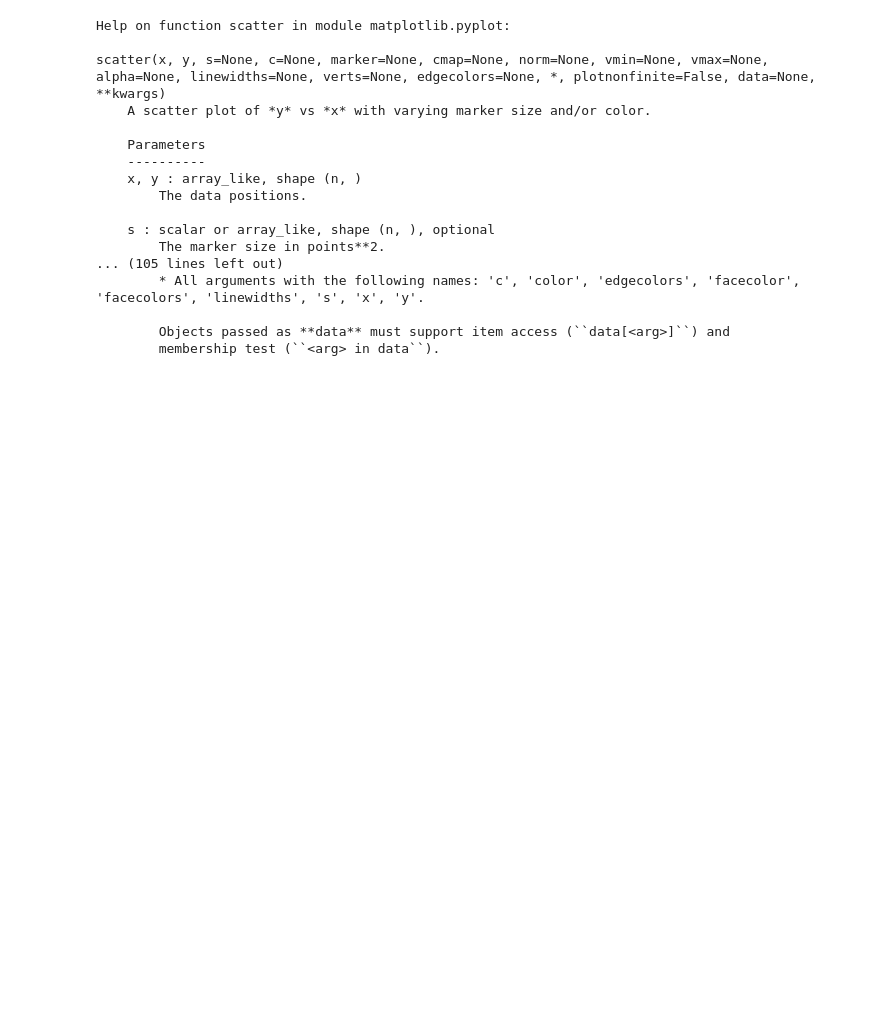
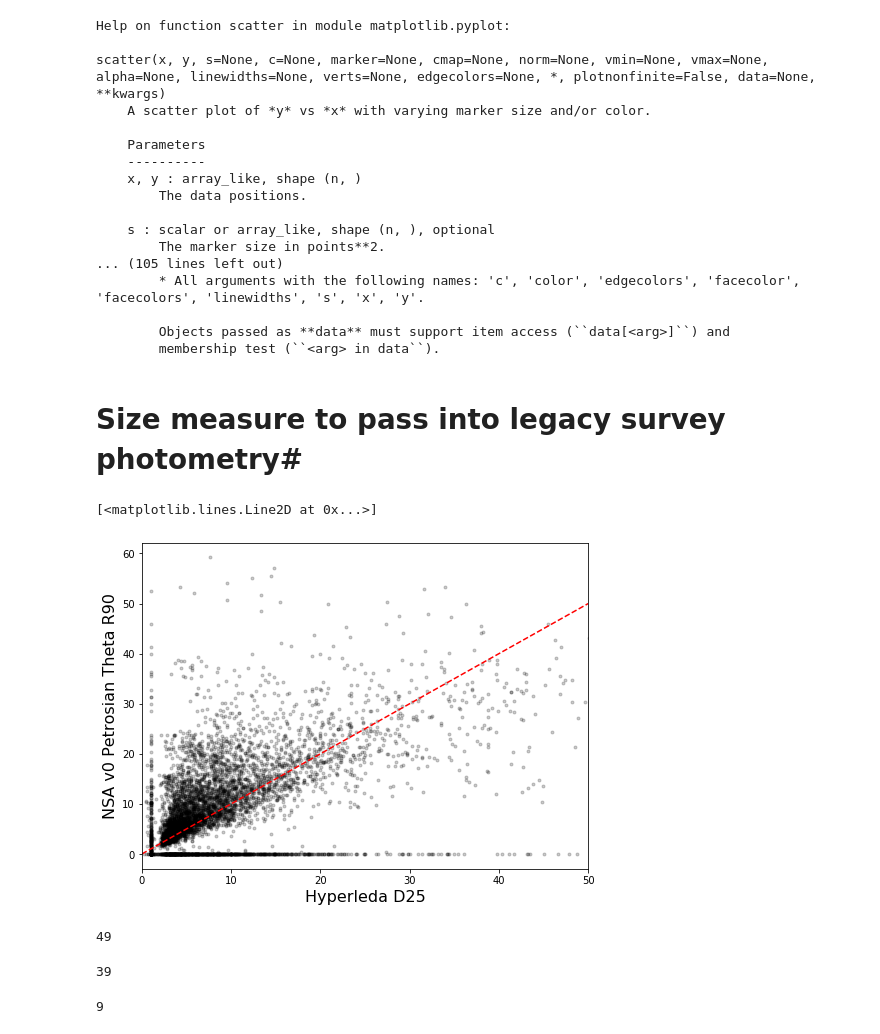
Before and after one commit to rfinn/Virgo, a Jupyter notebook: notebooks/NGCfilament.ipynb, the cells around one changed output. Drawn from its saved outputs; the diff is of its cells as text; code cells hidden in the pictures; blank space fills up the shorter version.

Commit message:
updates to get size estimate for all galaxies

```diff
--- a/notebooks/NGCfilament.ipynb
+++ b/notebooks/NGCfilament.ipynb
@@ -7,6 +7,9 @@ tabledir = '/home/rfinn/research/Virgo/tables-north/v0/'
 # %%
 maintab = Table.read(tabledir+'vf_north_v0_main.fits')
 hatab = Table.read(tabledir+'vf_north_v0_ha.fits')
+hltab = Table.read(tabledir+'vf_north_v0_hyperleda.fits')
+nsatab = Table.read(tabledir+'vf_north_v0_nsa.fits')
+nsa0tab = Table.read(tabledir+'vf_north_v0_nsa_v0.fits')
 plotdir = '/home/rfinn/research/Virgo/plots/'
 # %%
 len(hatab)
@@ -209,3 +212,35 @@ scatter(x, y, s=None, c=None, marker=None, cmap=None, norm=None, vmin=None, vmax
 
         Objects passed as **data** must support item access (``data[<arg>]``) and
         membership test (``<arg> in data``).
+# %% [markdown]
+# Size measure to pass into legacy survey photometry#
+# %%
+plt.figure(figsize=(8,6))
+x = 10**hltab['logd25']
+y = nsa0tab['PETROTH90']
+plt.plot(x,.4*y,'k.',alpha=.2)
+plt.xlabel('Hyperleda D25',fontsize=16)
+plt.ylabel('NSA v0 Petrosian Theta R90',fontsize=16)
+plt.xlim(0,50)
+x1,x2 = plt.xlim()
+xl = np.linspace(x1,x2,100)
+plt.plot(xl,xl,'r--')
+# %% [output]
+[<matplotlib.lines.Line2D at 0x...>]
+[figure, added]
+# %%
+# select galaxies with a valid D25
+d25_flag = hltab['e_logd25'] != 0
+no_radius_flag = ~d25_flag & ~maintab['NSAV0flag']
+print(sum(no_radius_flag))
+# %% [output]
+49
+# %%
+sum(maintab['NSAflag'][no_radius_flag])
+# %% [output]
+39
+# %%
+a100_only = maintab['A100flag'] & ~maintab['HLflag'] & ~maintab['NSAflag'] & ~maintab['NSAV0flag']
+sum(a100_only)
+# %% [output]
+9
```
Also changed, not shown: parts of 1 cell of this notebook, 1 other file.
